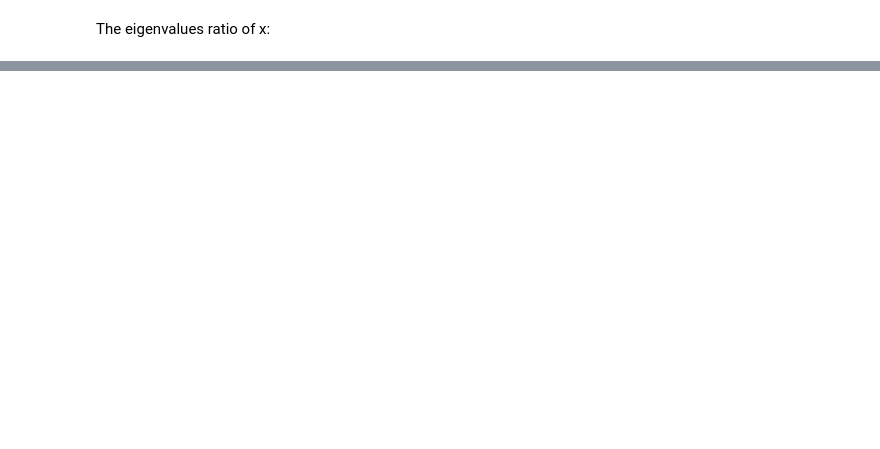
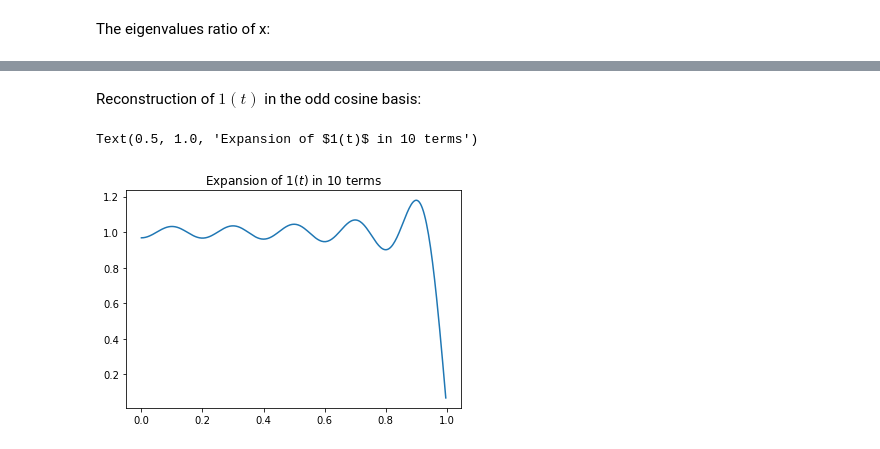
Before and after one commit to thinhhoang95/anomaly-detection-ngsim2, a Jupyter notebook: pwms_spherical/potato.ipynb, the cells around one changed output, grey strips where cells are left out. Drawn from its saved outputs; the diff is of its cells as text; code cells hidden in the pictures; blank space fills up the shorter version.

Commit message:
Finding fantastic basis

```diff
--- a/pwms_spherical/potato.ipynb
+++ b/pwms_spherical/potato.ipynb
@@ -89,0 +142,13 @@ for r in range(length_of_trajs):
+# %% [markdown]
+Reconstruction of $1(t)$ in the odd cosine basis:
+# %%
+one_t = np.zeros((length_of_trajs))
+one_terms = 10
+t = np.arange(length_of_trajs)/length_of_trajs
+for k in range(one_terms):
+    one_t += 4/(np.pi) * 1/(2*k + 1) * ((-1)**k) * (np.cos((k+0.5)*np.pi*t))
+plt.plot(t, one_t)
+plt.title("Expansion of $1(t)$ in {:d} terms".format(one_terms))
+# %% [output]
+Text(0.5, 1.0, 'Expansion of $1(t)$ in 10 terms')
+[figure, added]
```
Also changed, not shown: parts of 41 cells of this notebook.
